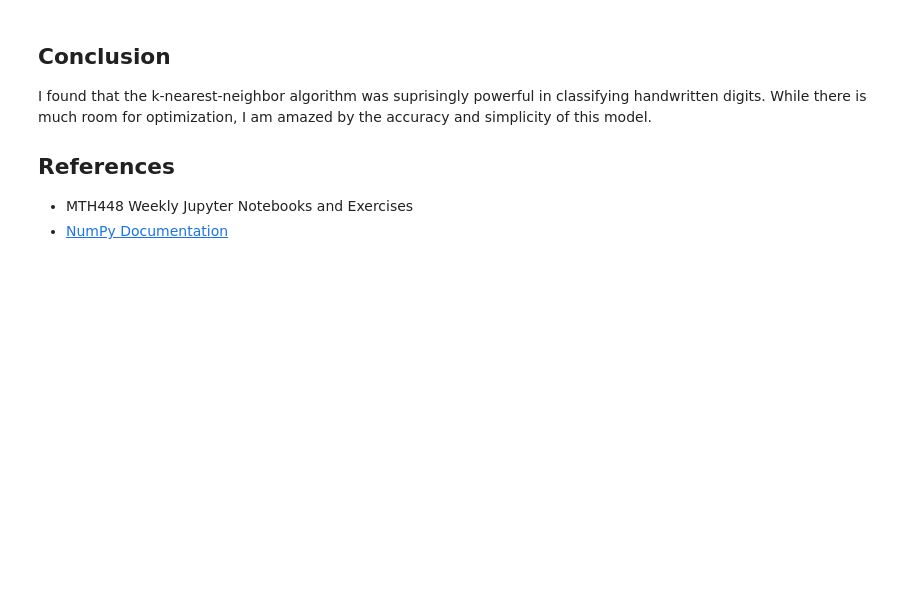
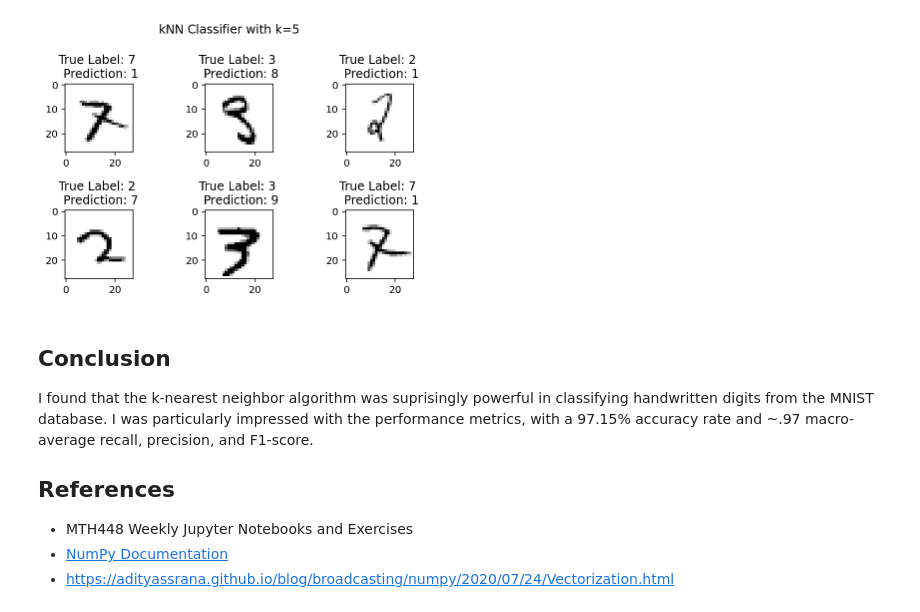
Before and after one commit to thanickcruz/knn_classifier, a Jupyter notebook: K-Nearest Neighbors Digit Classifier.ipynb, the cells around one changed output. Drawn from its saved outputs; the diff is of its cells as text; code cells hidden in the pictures; blank space fills up the shorter version.

Commit message:
Complete vectorization and tidy report

```diff
--- a/K-Nearest Neighbors Digit Classifier.ipynb
+++ b/K-Nearest Neighbors Digit Classifier.ipynb
@@ -161,9 +192,16 @@ Further exploration into this model might be to find an optimal `k` value given
+# %%
+# pick 6 random failures and display
+failure_ind=np.where(predictions!=label_test)[0]
+visualize_6_digits(np.random.choice(failure_ind,6))
+# %% [output]
+[figure, added]
 # %% [markdown]
 ## Conclusion
 
-I found that the k-nearest-neighbor algorithm was suprisingly powerful in classifying handwritten digits. While there is much room for optimization, I am amazed by the accuracy and simplicity of this model.
+I found that the k-nearest neighbor algorithm was suprisingly powerful in classifying handwritten digits from the MNIST database. I was particularly impressed with the performance metrics, with a 97.15% accuracy rate and ~.97 macro-average recall, precision, and F1-score.
 
 ## References
 
 - MTH448 Weekly Jupyter Notebooks and Exercises
 - [NumPy Documentation](https://numpy.org/doc/stable/index.html)
+- https://adityassrana.github.io/blog/broadcasting/numpy/2020/07/24/Vectorization.html
```
Also changed, not shown: parts of 26 cells of this notebook.
